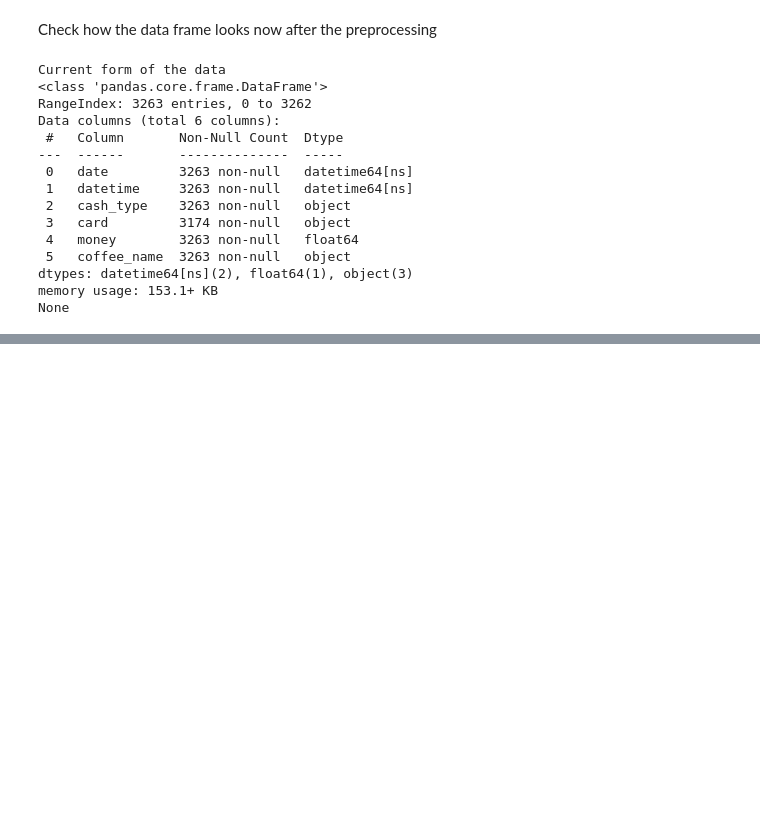
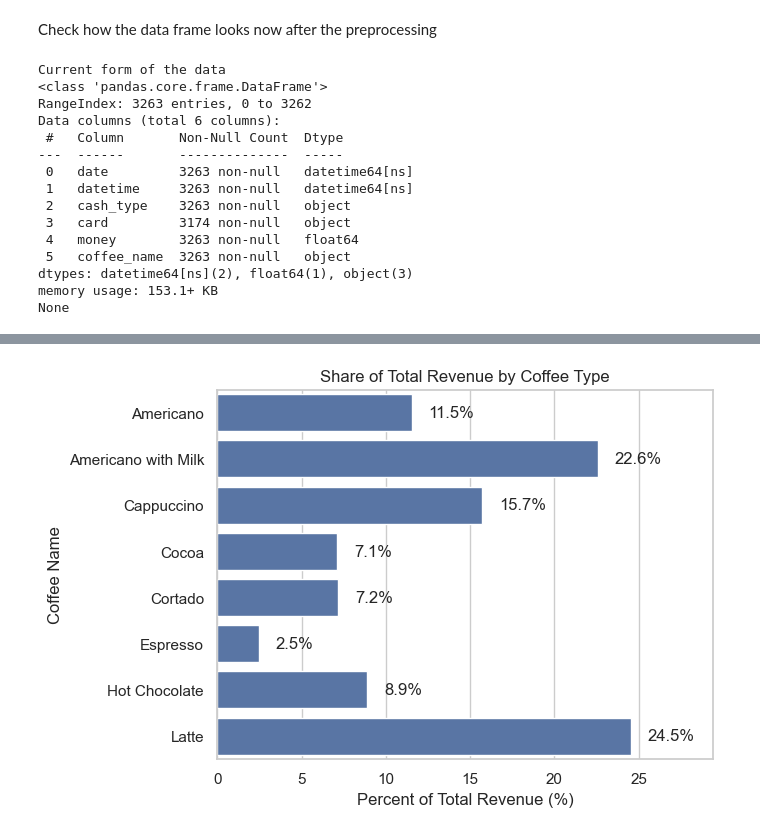
Before and after one commit to baby-platom/uni-visualization, a Jupyter notebook: main.ipynb, the cells around one changed output, grey strips where cells are left out. Saved outputs shown, nothing was run; the diff lists cells and outputs as text; code cells hidden in the pictures; blank space fills up the shorter version.

```diff
--- a/main.ipynb
+++ b/main.ipynb
@@ -162,0 +311,25 @@ plt.show()
+# %%
+import pandas as pd
+import seaborn as sns
+import matplotlib.pyplot as plt
+
+data = df.groupby("coffee_name", as_index=False)["money"].sum()
+
+total_revenue = df["money"].sum()
+data["percent"] = data["money"] / total_revenue * 100
+
+ax = sns.barplot(data=data, x="percent", y="coffee_name")
+
+# extend x-axis length
+max_percent = data["percent"].max()
+plt.xlim(0, max_percent * 1.2)
+
+for i, p in enumerate(data["percent"]):
+    ax.text(p + 1, i, f"{p:.1f}%", va="center")
+
+plt.xlabel("Percent of Total Revenue (%)")
+plt.ylabel("Coffee Name")
+plt.title("Share of Total Revenue by Coffee Type")
+plt.show()
+# %% [output]
+[figure, added]
```
Also changed, not shown: parts of 20 cells of this notebook.
